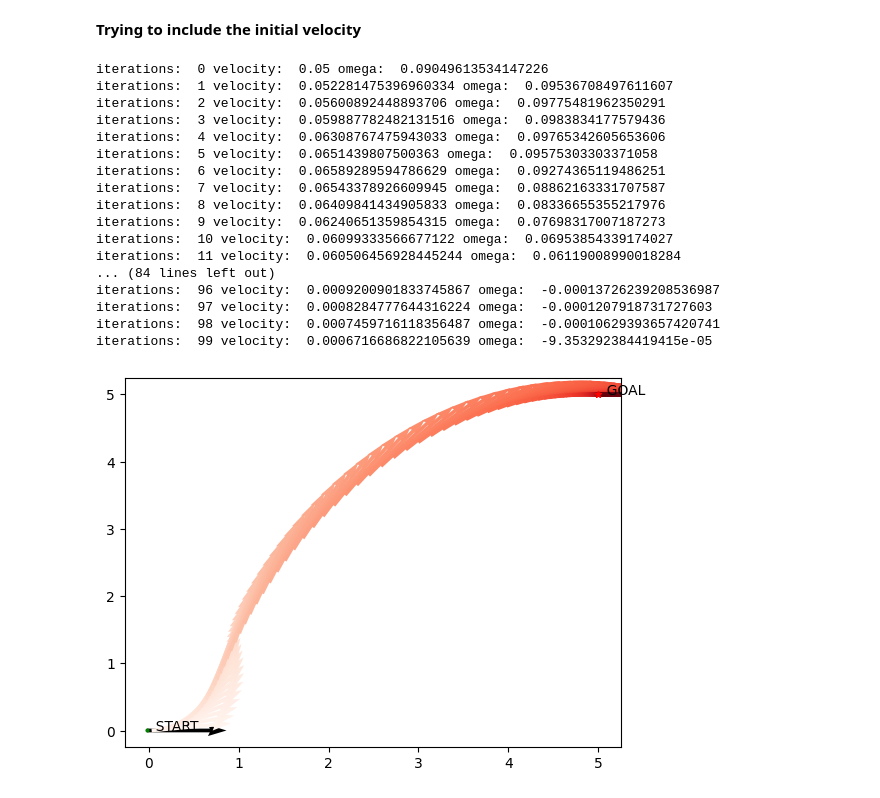
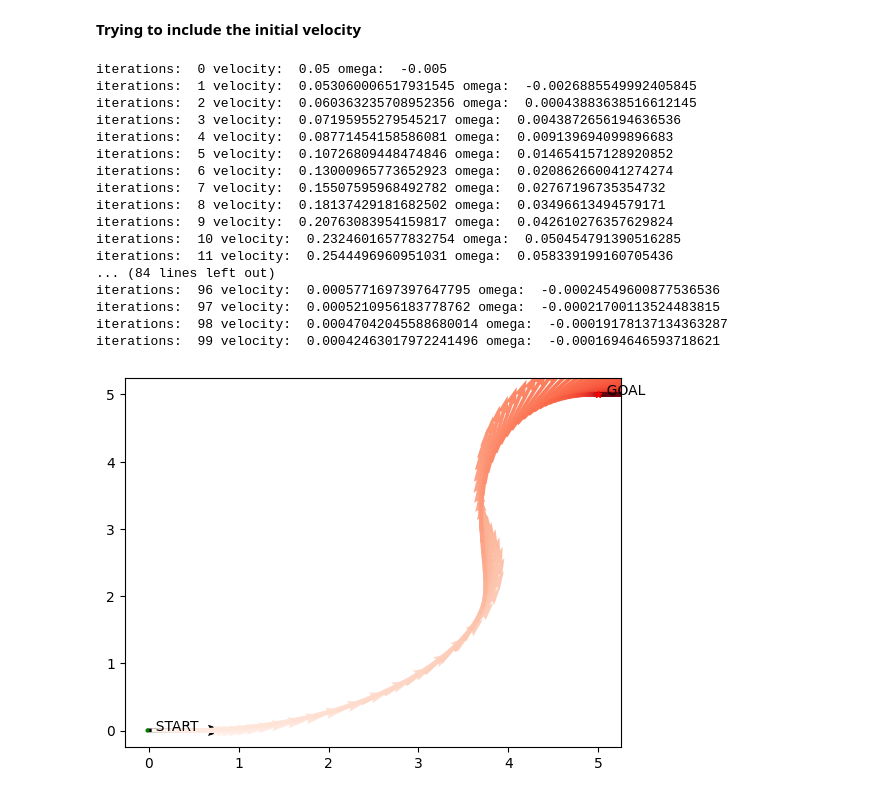
Before and after one commit to waynechu1109/Dodging-Dynamical-Obstacles-Using-Turtlebot4-Camera-Feed, a Jupyter notebook: parameter_test.ipynb, the cells around one changed output. Cells and saved outputs as stored; diff of their text form; code cells hidden in the pictures.

Commit message:
includes initial velo. and initial omega

```diff
--- a/parameter_test.ipynb
+++ b/parameter_test.ipynb
@@ -104,7 +104,8 @@ state_arr[1] = [-0.01897712, 0.00382164, 0.]   # The initial state
 desired_arr[0] = [5., 5., 0.]                  # The goal
 initial_velocity = 0.05
 velocity = initial_velocity
-omega = 0.0
+omega = -0.005
+initial_omega = omega
 sampling_freq = 1  #Hz
 
 # constants (success)
@@ -140,7 +141,7 @@ for iteration in range(numIterations):
     initial_region = 50
     if iteration <= initial_region:
         velocity = (iteration*((iteration+1)/(initial_region*1.1))*(u2 + z3*u1) + (initial_region-iteration)*initial_velocity)/initial_region
-        omega = ((iteration+0.1*initial_region)/(initial_region*1.1))*u1
+        omega = (iteration*((iteration+0.1*initial_region)/(initial_region*1.1))*u1 + (initial_region-iteration)*initial_omega)/initial_region
     else:
         velocity = 1*(u2 + z3*u1)   # the linear velocoty of the robot
         omega = 1*u1
@@ -148,47 +149,47 @@ for iteration in range(numIterations):
 
 
     # plot the starting point
     if iteration == 0:
         plt.quiver(state_arr[1][0], state_arr[1][1], np.cos(state_arr[1][2]), np.sin(state_arr[1][2]), scale=scale, units='xy')
         plt.plot(state_arr[1][0], state_arr[1][1], marker="o", markersize=2, markeredgecolor="green", markerfacecolor="green")
         plt.text(state_arr[1][0], state_arr[1][1], '  START')
 
     if velocity < 0:
         state_arr[1][2] += np.pi/2.    # if the velocity is negative, turn around
         continue
 
     # print velocity
     if iteration % 1 == 0:
         print("iterations: ", iteration, "velocity: ", velocity, "omega: ", omega)
 
     # update the information of the next state #
     state_arr[0][0] = state_arr[1][0] + velocity*np.cos(state_arr[1][2]) *(1.0/sampling_freq)
     state_arr[0][1] = state_arr[1][1] + velocity*np.sin(state_arr[1][2]) *(1.0/sampling_freq)
     state_arr[0][2] = state_arr[1][2] + omega *(1.0/sampling_freq)
     # update the information of the next state #
 
     # plot the current status
     plt.quiver(state_arr[0][0], state_arr[0][1], 1*np.cos(state_arr[0][2]), 1*np.sin(state_arr[0][2]), scale=scale, units='xy', color=plt.cm.Reds((iteration+1)/numIterations))
 
     # clear the old information
     for i in range(3):
         state_arr[1][i] = state_arr[0][i]
 # %% [output]
-iterations:  0 velocity:  0.05 omega:  0.09049613534147226
-iterations:  1 velocity:  0.052281475396960334 omega:  0.09536708497611607
-iterations:  2 velocity:  0.05600892448893706 omega:  0.09775481962350291
-iterations:  3 velocity:  0.059887782482131516 omega:  0.0983834177579436
-iterations:  4 velocity:  0.06308767475943033 omega:  0.09765342605653606
-iterations:  5 velocity:  0.0651439807500363 omega:  0.09575303303371058
-iterations:  6 velocity:  0.06589289594786629 omega:  0.09274365119486251
-iterations:  7 velocity:  0.06543378926609945 omega:  0.08862163331707587
-iterations:  8 velocity:  0.06409841434905833 omega:  0.08336655355217976
-iterations:  9 velocity:  0.06240651359854315 omega:  0.07698317007187273
-iterations:  10 velocity:  0.06099333566677122 omega:  0.06953854339174027
-iterations:  11 velocity:  0.060506456928445244 omega:  0.06119008990018284
+iterations:  0 velocity:  0.05 omega:  -0.005
+iterations:  1 velocity:  0.053060006517931545 omega:  -0.0026885549992405845
+iterations:  2 velocity:  0.060363235708952356 omega:  0.00043883638516612145
+iterations:  3 velocity:  0.07195955279545217 omega:  0.0043872656194636536
+iterations:  4 velocity:  0.08771454158586081 omega:  0.009139694099896683
+iterations:  5 velocity:  0.10726809448474846 omega:  0.014654157128920852
+iterations:  6 velocity:  0.13000965773652923 omega:  0.020862660041274274
+iterations:  7 velocity:  0.15507595968492782 omega:  0.02767196735354732
+iterations:  8 velocity:  0.18137429181682502 omega:  0.03496613494579171
+iterations:  9 velocity:  0.20763083954159817 omega:  0.042610276357629824
+iterations:  10 velocity:  0.23246016577832754 omega:  0.050454791390516285
+iterations:  11 velocity:  0.2544496960951031 omega:  0.058339199160705436
 ... (84 lines left out)
-iterations:  96 velocity:  0.0009200901833745867 omega:  -0.00013726239208536987
-iterations:  97 velocity:  0.0008284777644316224 omega:  -0.0001207918731727603
-iterations:  98 velocity:  0.0007459716118356487 omega:  -0.00010629393657420741
-iterations:  99 velocity:  0.0006716686822105639 omega:  -9.353292384419415e-05
+iterations:  96 velocity:  0.0005771697397647795 omega:  -0.00024549600877536536
+iterations:  97 velocity:  0.0005210956183778762 omega:  -0.00021700113524483815
+iterations:  98 velocity:  0.00047042045588680014 omega:  -0.00019178137134363287
+iterations:  99 velocity:  0.00042463017972241496 omega:  -0.0001694646593718621
-[figure, old version]
+[figure, new version]
```
